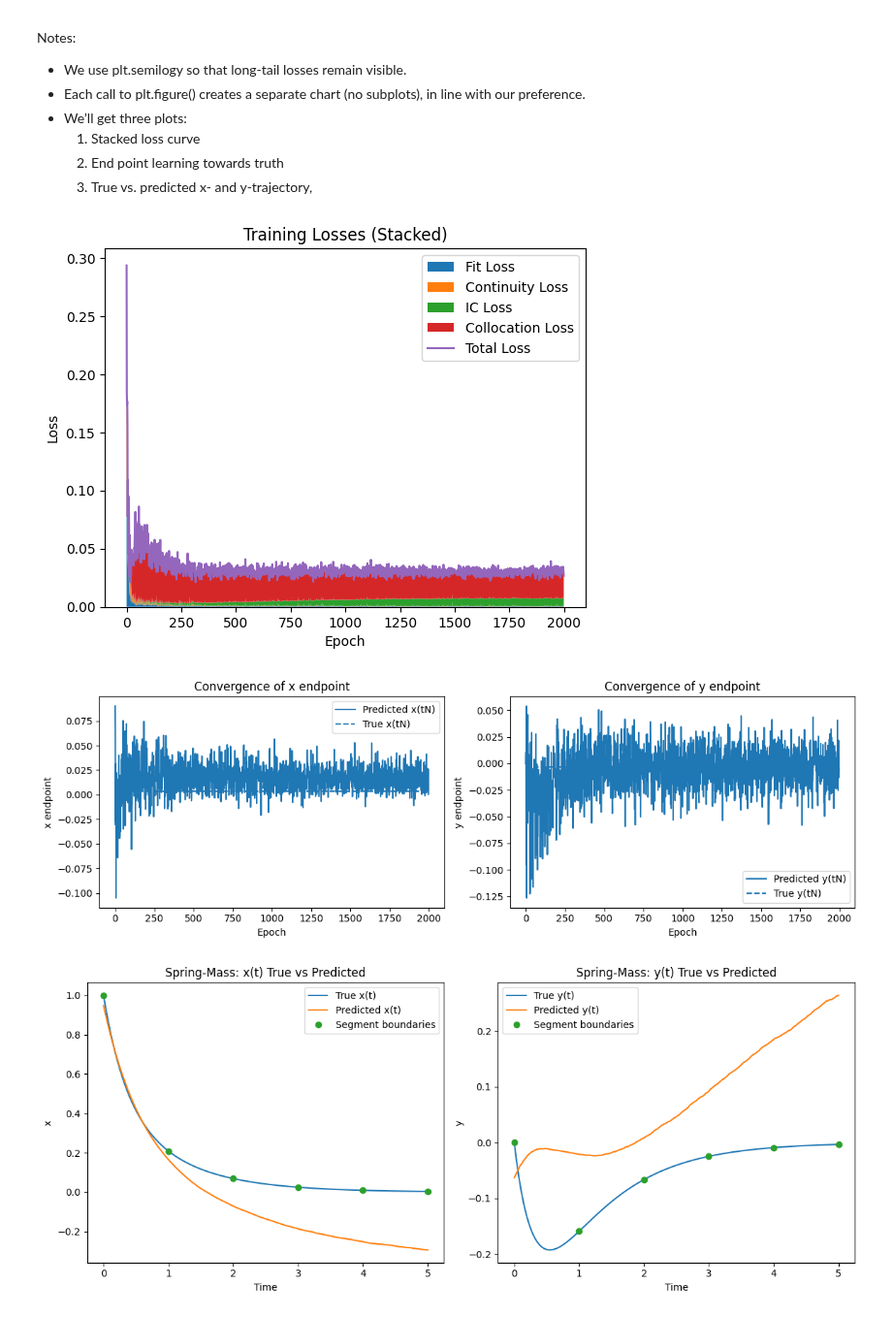
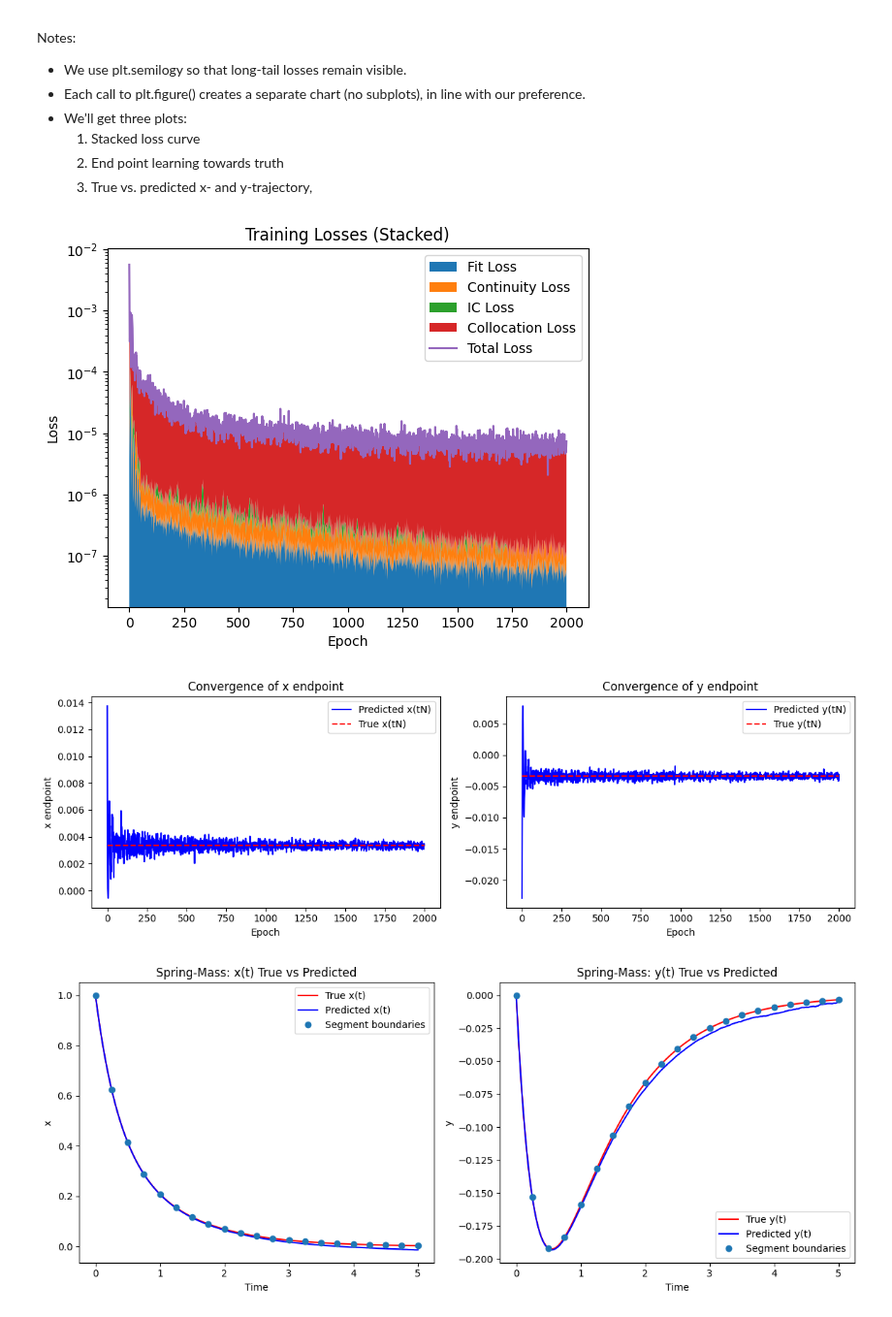
Before and after one commit to adills/example_pytorch, a Jupyter notebook: neural_sysEq.ipynb, the cells around one changed output. Shown at 97% size. Drawn from its saved outputs; the diff is of its cells as text; code cells hidden in the pictures.

Commit message:
changed integrator and got good results

```diff
--- a/neural_sysEq.ipynb
+++ b/neural_sysEq.ipynb
@@ -270,9 +287,7 @@ colloc_losses = []   # track collocation loss
 # Track predicted endpoints at tN per epoch
 x_end_preds = []   # track predicted x endpoint at tN per epoch
 y_end_preds = []   # track predicted y endpoint at tN per epoch
-λ_cont = 1.0
-λ_ic = 1e-2
-λ_colloc = 1e-2  # weight for midpoint collocation loss
+
 
 for epoch in range(num_epochs):
     optimizer.zero_grad()
@@ -291,8 +306,9 @@ for epoch in range(num_epochs):
             odefunc,
             y0_batch,
             t_seg,
-            method=integrator,
-            options={'rtol': 1e-3, 'atol': 1e-4}
+            rtol=int_options['rtol'],
+            atol=int_options['atol'],
+            method=integrator
         )
     # ys = odeint(
     #     odefunc,
@@ -330,9 +346,12 @@ for epoch in range(num_epochs):
         ys_mid = odeint(odefunc, y0_batch, t_mid_tensor, method='rk4')
     else:
         ys_mid = odeint(
-            odefunc, y0_batch, t_mid_tensor,
-            method=integrator,
-            options={'rtol': 1e-3, 'atol': 1e-4}
+            odefunc,
+            y0_batch,
+            t_mid_tensor,
+            rtol=int_options['rtol'],
+            atol=int_options['atol'],
+            method=integrator
         )
     y_mid = ys_mid[1].view(K, batch_size, state_dim)
     # Predicted derivative at mids via model+physics
@@ -378,5 +397,5 @@ for epoch in range(num_epochs):
     colloc_losses.append(colloc_loss.item())
 
     if epoch % print_every == 0:
-        print(f"Epoch {epoch}: loss = {loss.item():.4f}")
+        print(f"Epoch {epoch}: loss = {loss.item():.4e}")
 # %% [output]
@@ -429,6 +448,7 @@ plt.stackplot(
 # Overlay total loss line
 total_losses = [f + c + ic + colloc for f, c, ic, colloc in zip(fit_losses, cont_losses, ic_losses, colloc_losses)]
 plt.plot(epochs, total_losses, label='Total Loss')
+plt.yscale('log')  # use a log scale on the y-axis for the combined loss plot
 plt.xlabel('Epoch')
 plt.ylabel('Loss')
 plt.legend(loc='upper right')
@@ -444,18 +464,18 @@ epochs_end = list(range(len(x_end_preds)))
 fig, (ax3, ax4) = plt.subplots(1, 2, figsize=(12, 4))
 
 # x endpoint
-ax3.plot(epochs_end, x_end_preds, label='Predicted x(tN)')
+ax3.plot(epochs_end, x_end_preds, label='Predicted x(tN)', color='blue')
 ax3.hlines(x_true_final, 0, len(epochs_end)-1,
-           linestyles='--', label='True x(tN)')
+           linestyles='--', label='True x(tN)', color='red')
 ax3.set_xlabel('Epoch')
 ax3.set_ylabel('x endpoint')
 ax3.set_title('Convergence of x endpoint')
 ax3.legend()
 
 # y endpoint
-ax4.plot(epochs_end, y_end_preds, label='Predicted y(tN)')
+ax4.plot(epochs_end, y_end_preds, label='Predicted y(tN)', color='blue')
 ax4.hlines(y_true_final, 0, len(epochs_end)-1,
-           linestyles='--', label='True y(tN)')
+           linestyles='--', label='True y(tN)', color='red')
 ax4.set_xlabel('Epoch')
 ax4.set_ylabel('y endpoint')
 ax4.set_title('Convergence of y endpoint')
@@ -467,7 +487,7 @@ plt.show()
 # 5) Now generate a high-resolution prediction on our test times:
 with torch.no_grad():
     # assume s[0] is our learned initial state at t0
-    y_test_pred = odeint(odefunc, s[0], t_test, method=integrator).squeeze(1)
+    y_test_pred = odeint(odefunc, s[0], t_test, method=test_integrator).squeeze(1)
     # y_test_pred: [len(t_test), state_dim]
 
 # unpack predictions and true solution
@@ -488,46 +508,46 @@ y_seg_boundaries = y_seg_boundaries.cpu()
 # Combined x(t) and y(t) subplots
 fig, (ax1, ax2) = plt.subplots(1, 2, figsize=(12, 5))
 # Left subplot: x(t)
-ax1.plot(t_vals, x_true, label='True x(t)')
-ax1.plot(t_vals, x_pred, label='Predicted x(t)')
+ax1.plot(t_vals, x_true, label='True x(t)', color='red')
+ax1.plot(t_vals, x_pred, label='Predicted x(t)', color='blue')
 ax1.plot(t_seg_cpu, x_seg_boundaries, linestyle='None', marker='o', label='Segment boundaries')
 ax1.set_xlabel('Time')
 ax1.set_ylabel('x')
 ax1.set_title('Spring-Mass: x(t) True vs Predicted')
 ax1.legend()
 # Right subplot: y(t)
-ax2.plot(t_vals, y_true, label='True y(t)')
-ax2.plot(t_vals, y_pred, label='Predicted y(t)')
+ax2.plot(t_vals, y_true, label='True y(t)', color='red')
+ax2.plot(t_vals, y_pred, label='Predicted y(t)', color='blue')
 ax2.plot(t_seg_cpu, y_seg_boundaries, linestyle='None', marker='o', label='Segment boundaries')
 ax2.set_xlabel('Time')
 ax2.set_ylabel('y')
 ax2.set_title('Spring-Mass: y(t) True vs Predicted')
 ax2.legend()
 plt.tight_layout()
 plt.show()
 
 # # 6) Plot x(t):
 # plt.figure()
 # plt.plot(t_vals, x_true, label='True x(t)')
 # plt.plot(t_vals, x_pred, label='Predicted x(t)')
 # plt.plot(t_seg_cpu, x_seg_boundaries, linestyle='None', marker='o', label='Segment boundaries')
 # plt.xlabel('Time')
 # plt.ylabel('x')
 # plt.legend()
 # plt.title('Spring-Mass: x(t) True vs Predicted')
 # plt.show()
 
 # # 7) Plot y(t):
 # plt.figure()
 # plt.plot(t_vals, y_true, label='True y(t)')
 # plt.plot(t_vals, y_pred, label='Predicted y(t)')
 # plt.plot(t_seg_cpu, y_seg_boundaries, linestyle='None', marker='o', label='Segment boundaries')
 # plt.xlabel('Time')
 # plt.ylabel('y')
 # plt.legend()
 # plt.title('Spring-Mass: y(t) True vs Predicted')
 # plt.show()
 # %% [output]
-[figure, old version]
+[figure, new version]
-[figure, old version]
+[figure, new version]
-[figure, old version]
+[figure, new version]
```
Also changed, not shown: parts of 6 cells of this notebook, 1 other file.
